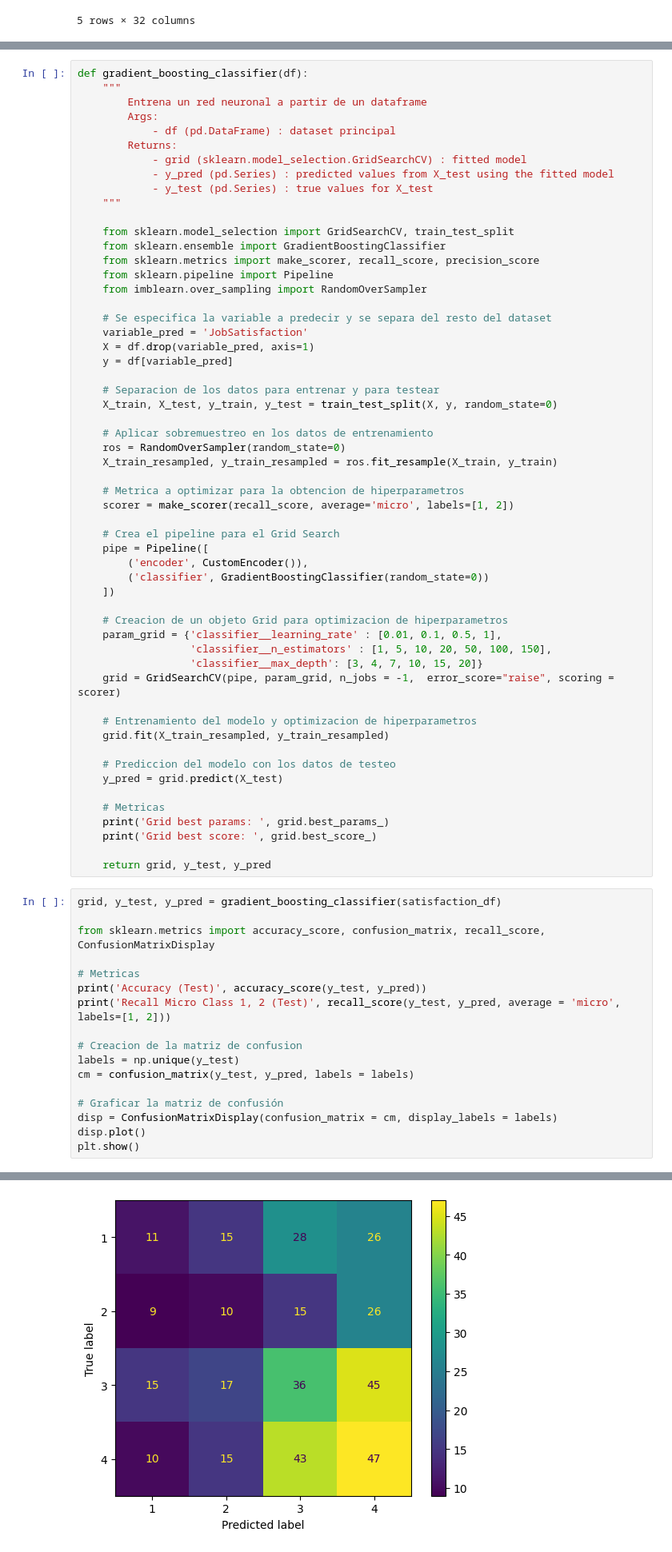
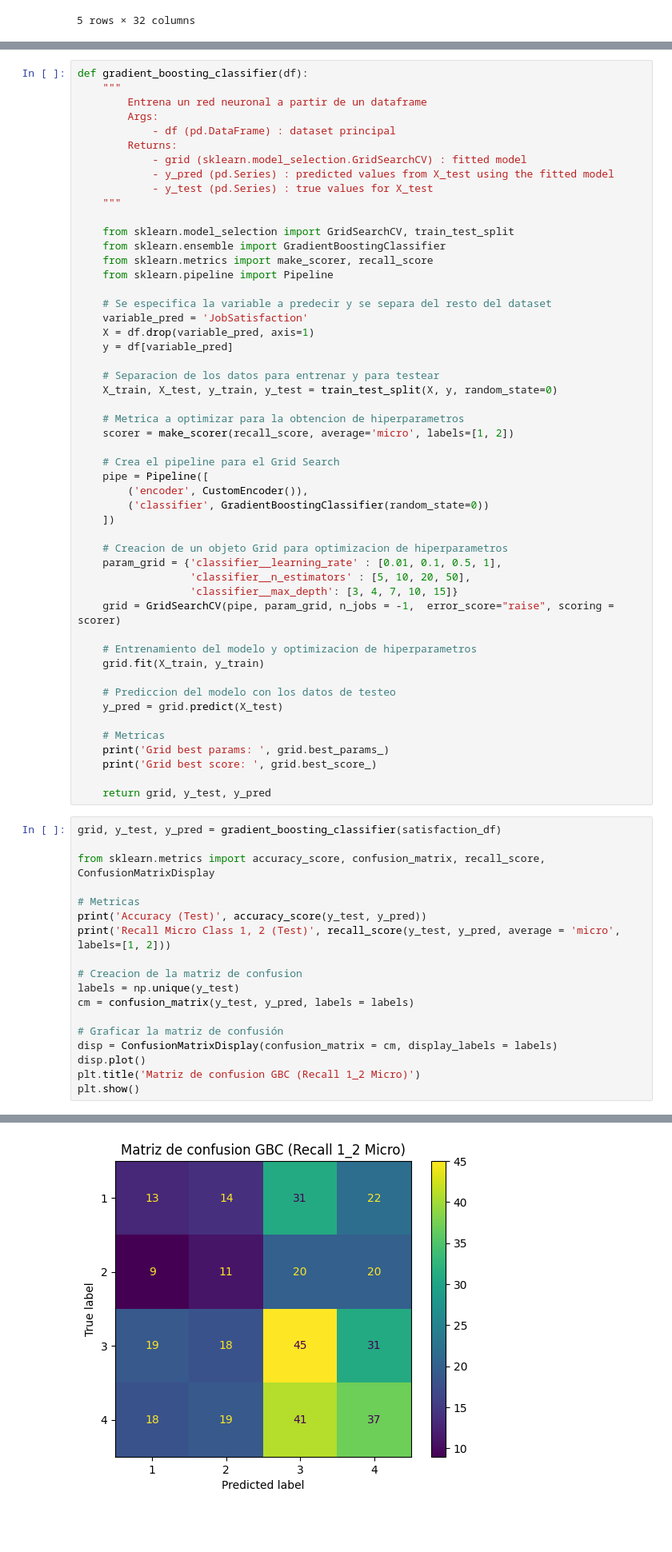
Before and after one commit to victoralcadi/prueba_coink, a Jupyter notebook: PruebaCoink.ipynb, the cells around one changed output, grey strips where cells are left out. Shown: that part at 80% size. Saved outputs shown, nothing was run; the diff lists cells and outputs as text; blank space fills up the shorter version.

```diff
--- a/PruebaCoink.ipynb
+++ b/PruebaCoink.ipynb
@@ -307,9 +307,8 @@ def gradient_boosting_classifier(df):
 
     from sklearn.model_selection import GridSearchCV, train_test_split
     from sklearn.ensemble import GradientBoostingClassifier
-    from sklearn.metrics import make_scorer, recall_score, precision_score
+    from sklearn.metrics import make_scorer, recall_score
     from sklearn.pipeline import Pipeline
-    from imblearn.over_sampling import RandomOverSampler
 
     # Se especifica la variable a predecir y se separa del resto del dataset
     variable_pred = 'JobSatisfaction'
@@ -318,10 +317,6 @@ def gradient_boosting_classifier(df):
 
     # Separacion de los datos para entrenar y para testear
     X_train, X_test, y_train, y_test = train_test_split(X, y, random_state=0)
-
-    # Aplicar sobremuestreo en los datos de entrenamiento
-    ros = RandomOverSampler(random_state=0)
-    X_train_resampled, y_train_resampled = ros.fit_resample(X_train, y_train)
 
     # Metrica a optimizar para la obtencion de hiperparametros
     scorer = make_scorer(recall_score, average='micro', labels=[1, 2])
@@ -334,12 +329,12 @@ def gradient_boosting_classifier(df):
 
     # Creacion de un objeto Grid para optimizacion de hiperparametros
     param_grid = {'classifier__learning_rate' : [0.01, 0.1, 0.5, 1],
-                  'classifier__n_estimators' : [1, 5, 10, 20, 50, 100, 150],
-                  'classifier__max_depth': [3, 4, 7, 10, 15, 20]}
+                  'classifier__n_estimators' : [5, 10, 20, 50],
+                  'classifier__max_depth': [3, 4, 7, 10, 15]}
     grid = GridSearchCV(pipe, param_grid, n_jobs = -1,  error_score="raise", scoring = scorer)
 
     # Entrenamiento del modelo y optimizacion de hiperparametros
-    grid.fit(X_train_resampled, y_train_resampled)
+    grid.fit(X_train, y_train)
 
     # Prediccion del modelo con los datos de testeo
     y_pred = grid.predict(X_test)
@@ -365,5 +360,6 @@ cm = confusion_matrix(y_test, y_pred, labels = labels)
 # Graficar la matriz de confusión
 disp = ConfusionMatrixDisplay(confusion_matrix = cm, display_labels = labels)
 disp.plot()
+plt.title('Matriz de confusion GBC (Recall 1_2 Micro)')
 plt.show()
 # %% [output]
@@ -372 +370 @@ Recall Micro Class 1, 2 (Test) 0.15
-[figure, old version]
+[figure, new version]
```
Also changed, not shown: parts of 16 cells of this notebook.
